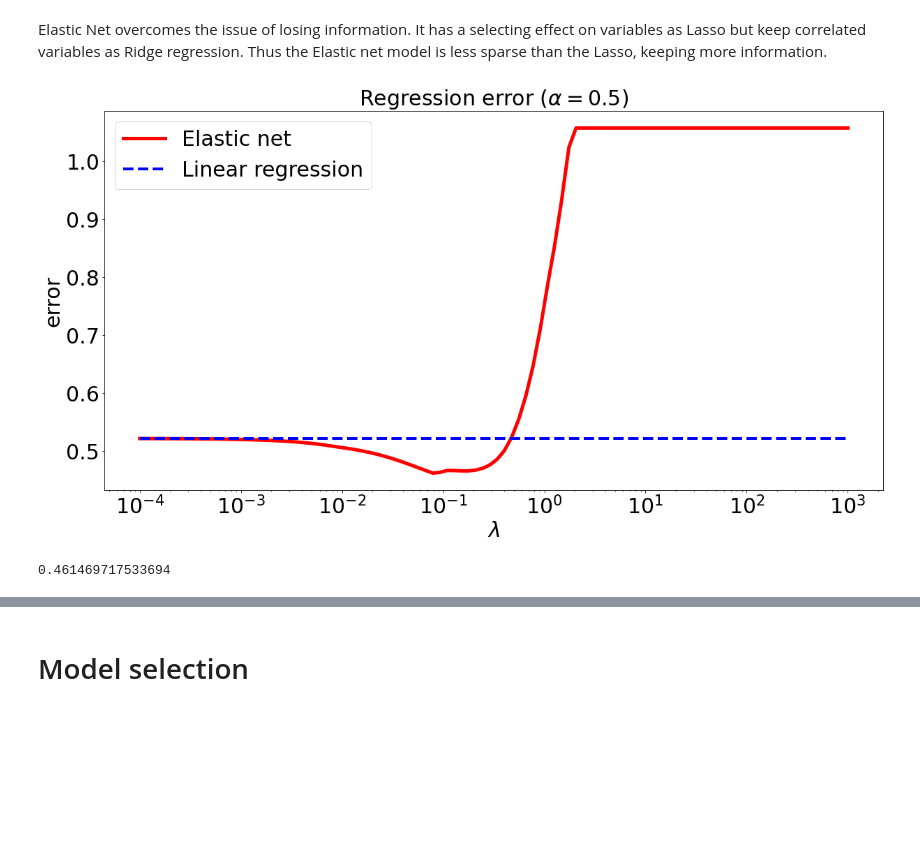
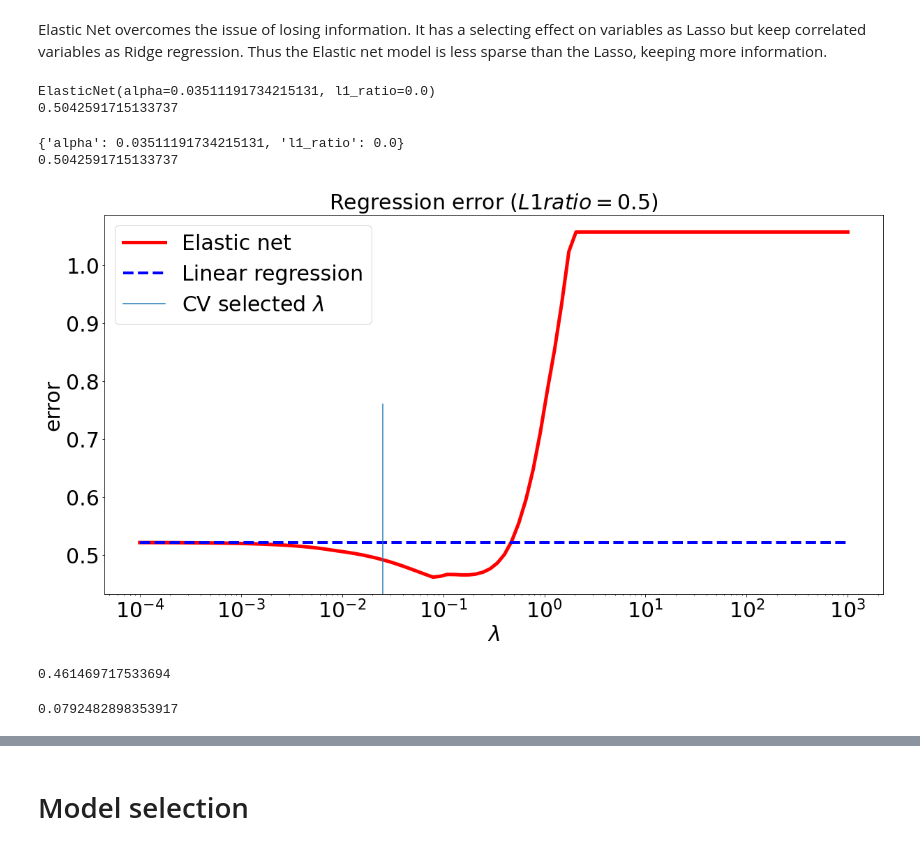
Before and after one commit to s6emschw/RM-project, a Jupyter notebook: Real_data_application.ipynb, the cells around one changed output, grey strips where cells are left out. Cells and saved outputs as stored; diff of their text form; code cells hidden in the pictures; blank space fills up the shorter version.

```diff
--- a/Real_data_application.ipynb
+++ b/Real_data_application.ipynb
@@ -131,8 +132,10 @@ Linear regression error: 0.5213
 # %% [markdown]
 To avoid overfitting, ridge regression has a grouped selection effect: the correlated variables have the same weights.
 # %%
-n_alphas = 100
-alphas = np.logspace(-4, 3, n_alphas)
+#n_alphas = 100
+#alphas = np.logspace(-4, 3, n_alphas)
+n_alphas = 300
+alphas = np.logspace(-5, 5, n_alphas)
 
 coef_ridge = []
 err_ridge = []
@@ -147,0 +164,10 @@ for a in alphas:
+# %%
+ridge = Ridge()
+grid = dict()
+grid['alpha'] = alphas
+gscv = GridSearchCV(ridge, grid, scoring='neg_mean_squared_error', cv=10)
+gscv.fit(X_train, y_train)
+print(gscv.best_params_)
+y_pred = gscv.predict(X_test)
+pred_err_ridge_gs = np.mean((y_pred - y_test) ** 2)
+print(pred_err_ridge_gs)
@@ -210,0 +241,10 @@ for a in alphas:
+# %%
+lasso = Lasso()
+grid = dict()
+grid['alpha'] = alphas
+gscv = GridSearchCV(lasso, grid, scoring='neg_mean_squared_error', cv=10)
+gscv.fit(X_train, y_train)
+print(gscv.best_params_)
+y_pred = gscv.predict(X_test)
+pred_err_lasso_gs = np.mean((y_pred - y_test) ** 2)
+print(pred_err_lasso_gs)
@@ -271,25 +302,60 @@ for a in alphas:
     y_pred = elastic_net.predict(X_test)
     elasticnet_error = np.mean((y_pred - y_test) ** 2)
     err_eln.append(elasticnet_error)
+# %%
+ratios = np.linspace(0, 1, 40)
+elnet_cv = ElasticNetCV(alphas = alphas, l1_ratio = ratios, cv = 10, max_iter = 10000)
+elnet_cv.fit(X_train, y_train)
+alpha = elnet_cv.alpha_
+ratio = elnet_cv.l1_ratio_
+alpha
+ratio#is different from the minimum found BELOW (?)##############
+elnet = ElasticNet(alpha = alpha, l1_ratio = ratio)
+elnet.fit(X_train, y_train)
+pred_err_elnet_cv = np.mean((elnet.predict(X_test) - y_test) ** 2)
+print(elnet)
+print(pred_err_elnet_cv)
+# %% [output]
+ElasticNet(alpha=0.03511191734215131, l1_ratio=0.0)
+0.5042591715133737
+# %%
+elnet = ElasticNet()
+grid = dict()
+grid['alpha'] = alphas
+grid['l1_ratio'] = ratios
+gscv = GridSearchCV(elnet, grid, scoring='neg_mean_squared_error', cv=10)
+gscv.fit(X_train, y_train)
+print(gscv.best_params_)
+y_pred = gscv.predict(X_test)
+pred_err_elnet_gs = np.mean((y_pred - y_test) ** 2)
+print(pred_err_elnet_gs)
+# %% [output]
+{'alpha': 0.03511191734215131, 'l1_ratio': 0.0}
+0.5042591715133737
 # %%
 plt.figure(figsize=(20,10))
 ax = plt.gca()
 ax.plot(alphas, err_eln, linewidth=5, color='red', label="Elastic net")
 ax.plot(alphas, baseline, linewidth=4,linestyle='--', color='blue', label='Linear regression')
+ax.axvline(alpha,0,0.5, label='CV selected $\lambda$')
 ax.set_xscale('log')
 plt.xlabel('$\lambda$', fontsize=30)
 plt.xticks(fontsize=30)
 plt.yticks(fontsize=30)
 plt.ylabel('error', fontsize=30)
 ax.legend(fontsize=30)
-plt.title(r'Regression error ($\alpha=0.5$)', fontsize=30)
+plt.title(r'Regression error ($L1 ratio=0.5$)', fontsize=30)
 plt.show()
 # %% [output]
-[figure, old version]
+[figure, new version]
 # %%
 min(err_eln)
 # %% [output]
 0.461469717533694
+# %%
+alphas[np.argmin(err_eln)]
+# %% [output]
+0.0792482898353917
 # %%
 plt.figure(figsize=(20,12))
 ax = plt.gca()
```
Also changed, not shown: parts of 12 cells of this notebook.
